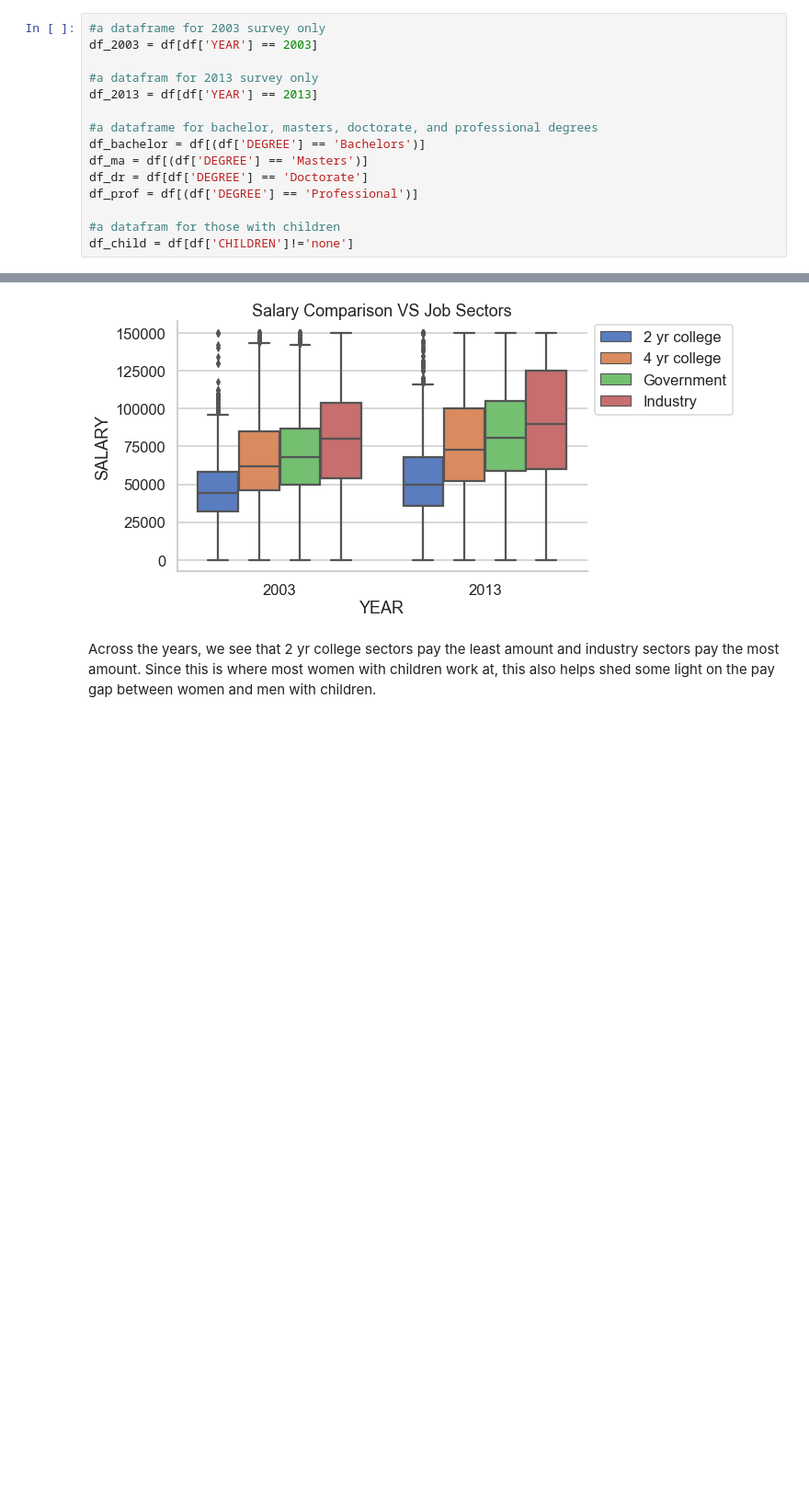
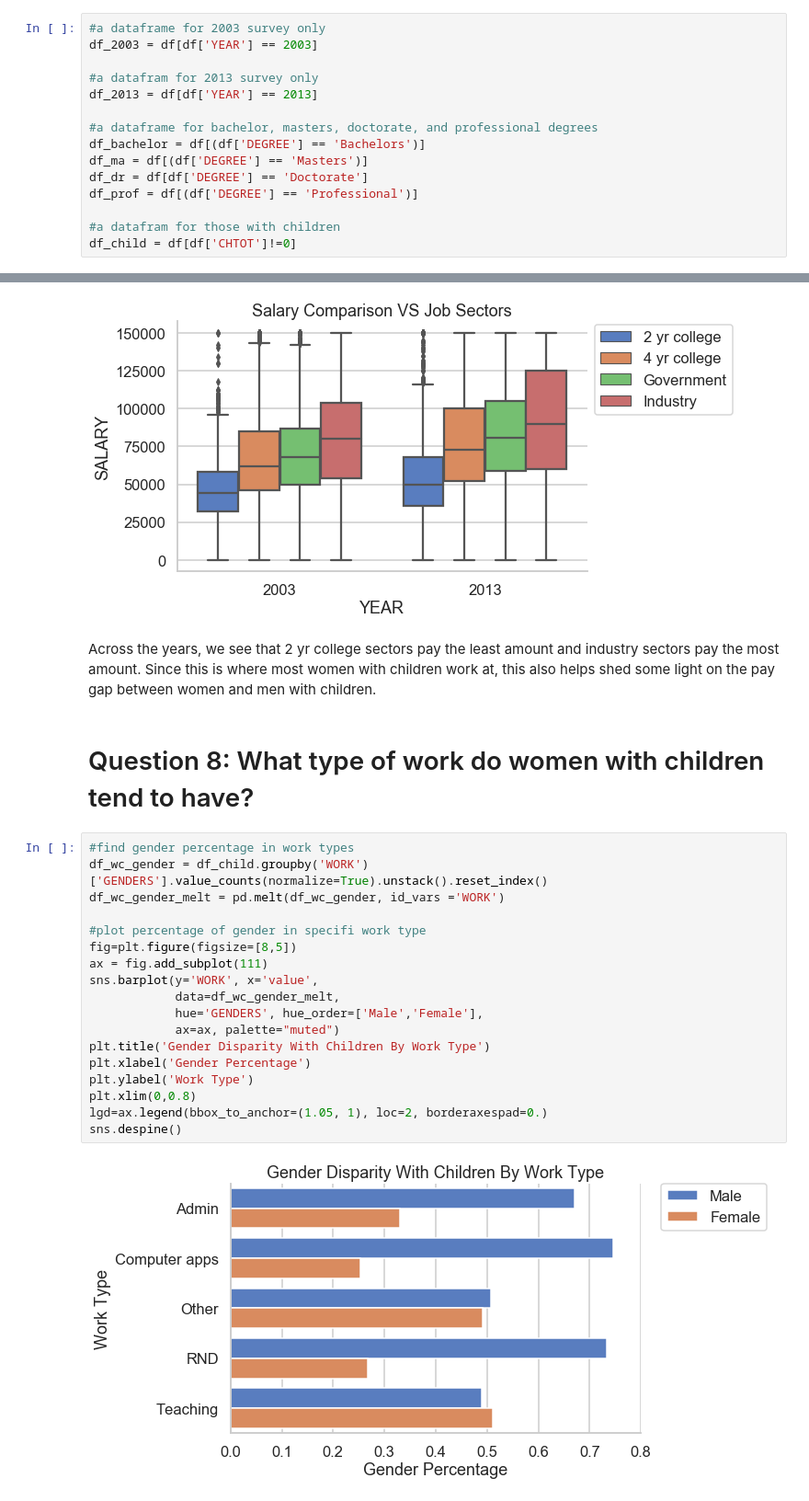
Before and after one commit to kuevho/Capstone-Project-1, a Jupyter notebook: Motherhood in the workforce_EDA.ipynb, the cells around one changed output, grey strips where cells are left out. Shown at 92% size. Saved outputs shown, nothing was run; the diff lists cells and outputs as text; blank space fills up the shorter version.

```diff
--- a/Motherhood in the workforce_EDA.ipynb
+++ b/Motherhood in the workforce_EDA.ipynb
@@ -102,7 +98,7 @@ df_dr = df[df['DEGREE'] == 'Doctorate']
 df_prof = df[(df['DEGREE'] == 'Professional')]
 
 #a datafram for those with children
-df_child = df[df['CHILDREN']!='none']
+df_child = df[df['CHTOT']!=0]
 # %% [markdown]
 # Exploratory Data Analysis
 # %% [markdown]
@@ -234,3 +267,25 @@ plt.tight_layout
 [figure]
 # %% [markdown]
 Across the years, we see that 2 yr college sectors pay the least amount and industry sectors pay the most amount. Since this is where most women with children work at, this also helps shed some light on the pay gap between women and men with children.
+# %% [markdown]
+# Question 8: What type of work do women with children tend to have?
+# %%
+#find gender percentage in work types
+df_wc_gender = df_child.groupby('WORK')['GENDERS'].value_counts(normalize=True).unstack().reset_index()
+df_wc_gender_melt = pd.melt(df_wc_gender, id_vars ='WORK')
+
+#plot percentage of gender in specifi work type
+fig=plt.figure(figsize=[8,5])
+ax = fig.add_subplot(111)
+sns.barplot(y='WORK', x='value',
+            data=df_wc_gender_melt,
+            hue='GENDERS', hue_order=['Male','Female'],
+            ax=ax, palette="muted")
+plt.title('Gender Disparity With Children By Work Type')
+plt.xlabel('Gender Percentage')
+plt.ylabel('Work Type')
+plt.xlim(0,0.8)
+lgd=ax.legend(bbox_to_anchor=(1.05, 1), loc=2, borderaxespad=0.)
+sns.despine()
+# %% [output]
+[figure, added]
```
Also changed, not shown: parts of 35 cells of this notebook.
